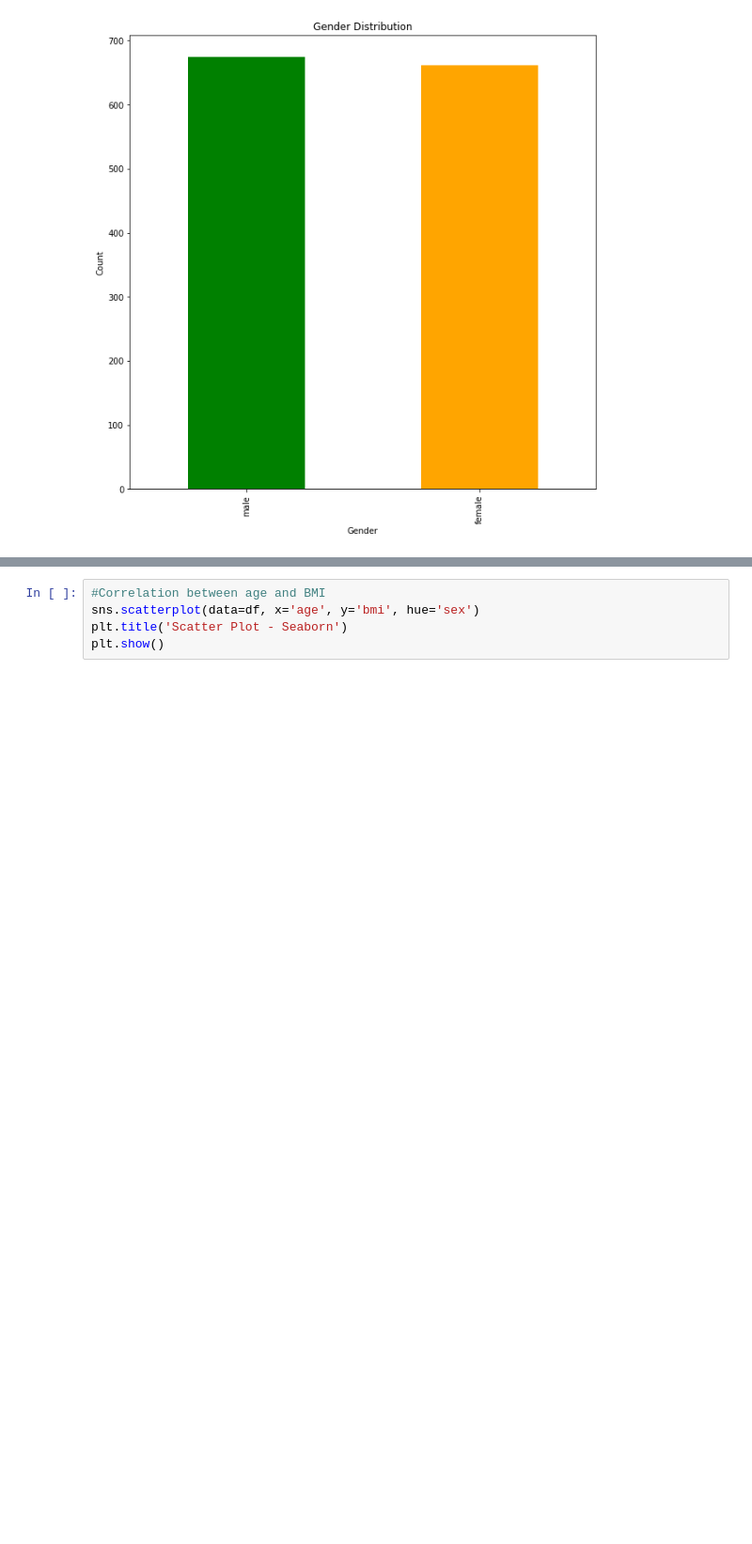
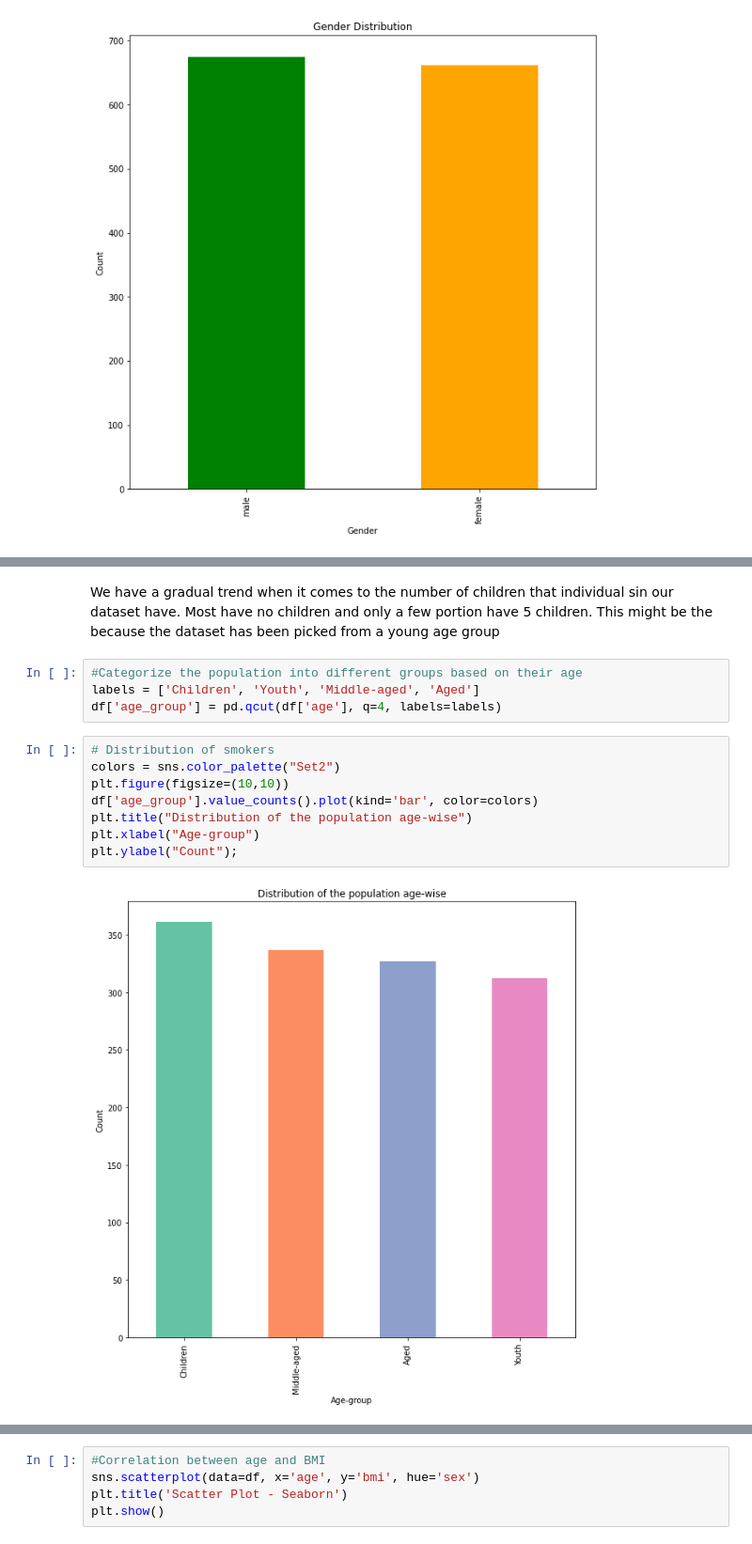
Before and after one commit to Masinde10/Refresher_Insurance, a Jupyter notebook: Insurance Refresher.ipynb, the cells around one changed output, grey strips where cells are left out. Shown at 94% size. Drawn from its saved outputs; the diff is of its cells as text; blank space fills up the shorter version.

```diff
--- a/Insurance Refresher.ipynb
+++ b/Insurance Refresher.ipynb
@@ -153,3 +174,19 @@ plt.ylabel("Count")
 plt.tight_layout;
 # %% [output]
 [figure]
+# %% [markdown]
+We have a gradual trend when it comes to the number of children that individual sin our dataset have. Most have no children and only a few portion have 5 children. This might be the because the dataset has been picked from a young age group
+# %%
+#Categorize the population into different groups based on their age
+labels = ['Children', 'Youth', 'Middle-aged', 'Aged']
+df['age_group'] = pd.qcut(df['age'], q=4, labels=labels)
+# %%
+# Distribution of smokers
+colors = sns.color_palette("Set2")
+plt.figure(figsize=(10,10))
+df['age_group'].value_counts().plot(kind='bar', color=colors)
+plt.title("Distribution of the population age-wise")
+plt.xlabel("Age-group")
+plt.ylabel("Count");
+# %% [output]
+[figure, added]
```
Also changed, not shown: parts of 13 cells of this notebook.
